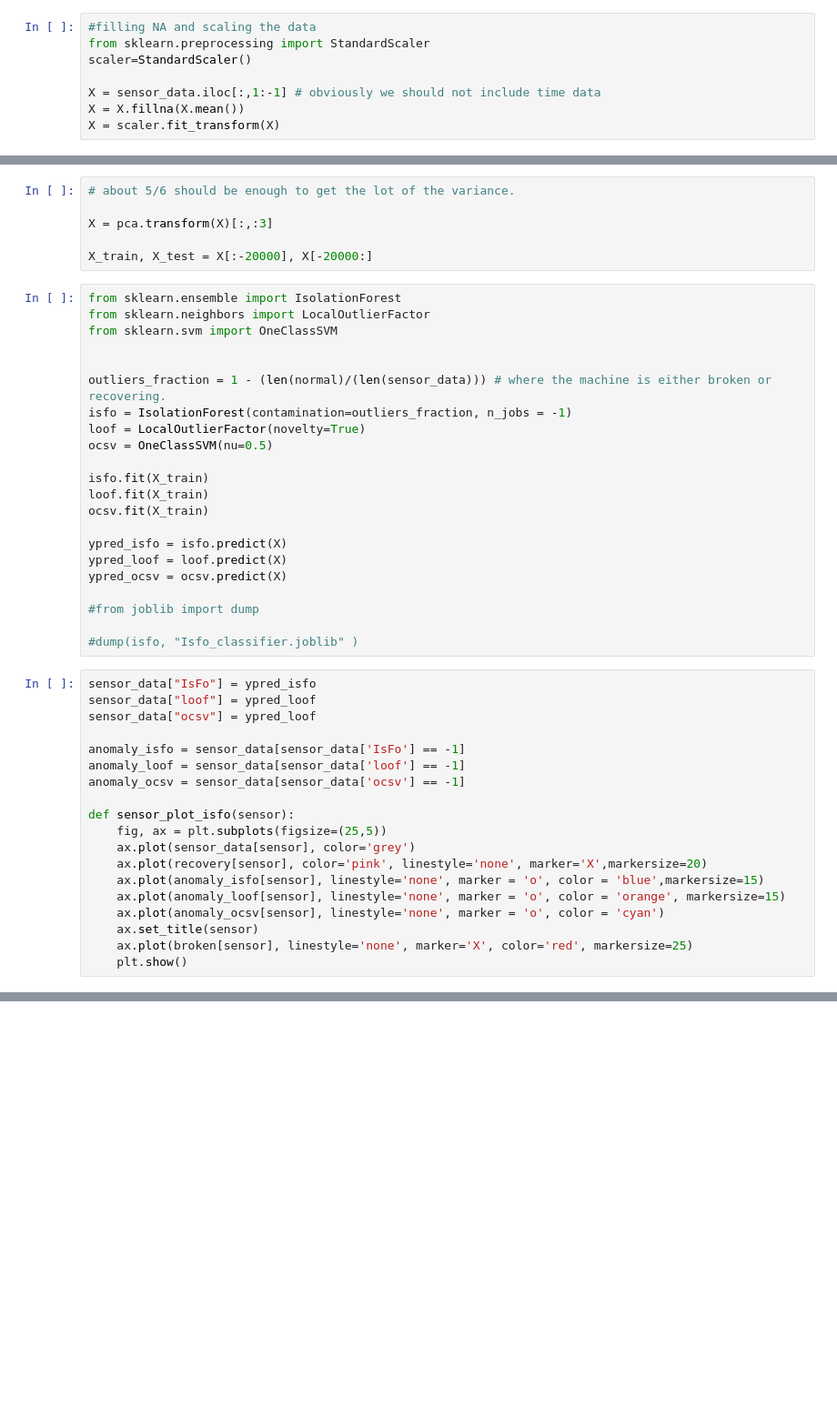
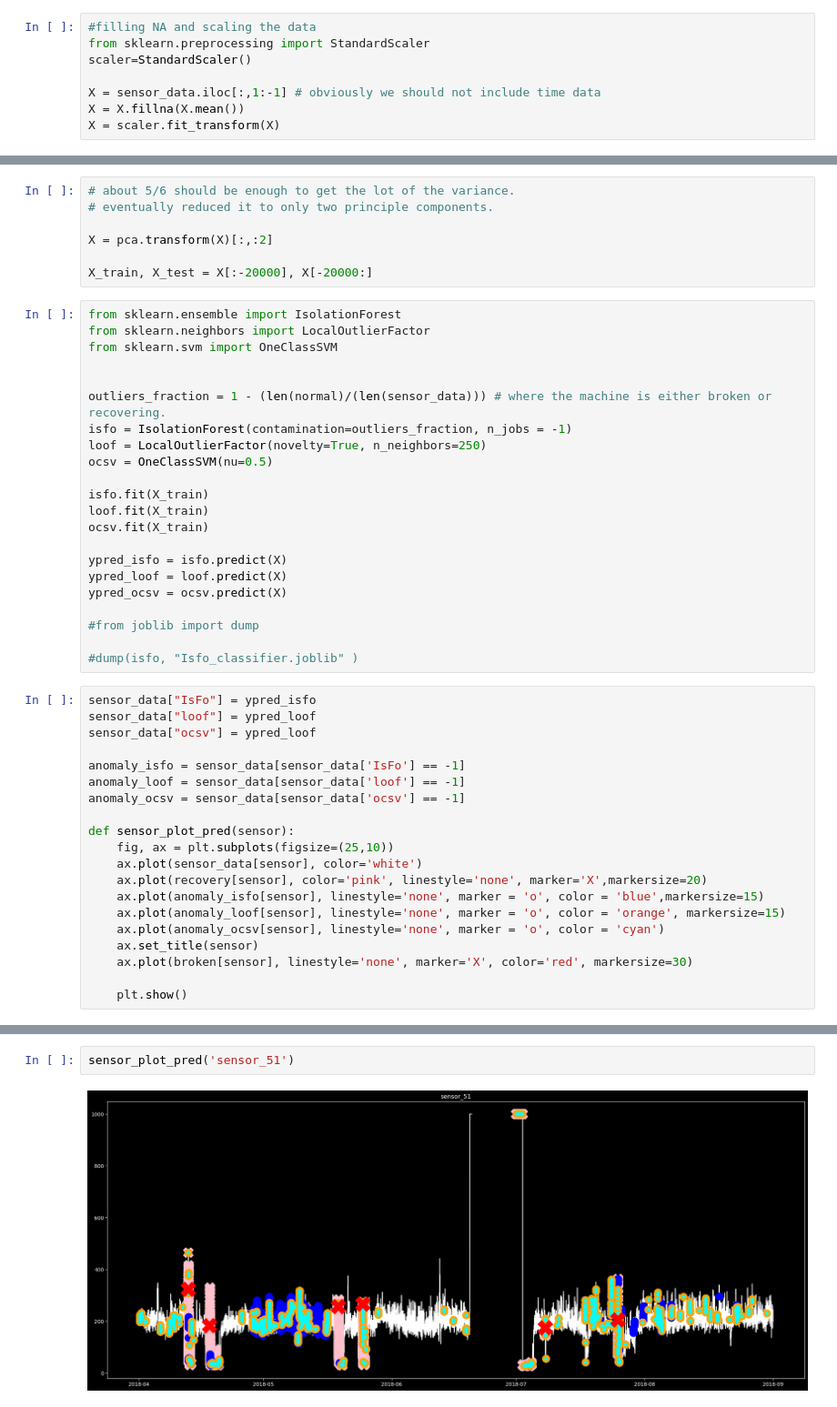
Before and after one commit to Tniemeijer/Data_science_3, a Jupyter notebook: unsupervised/portfolio_assignment_3.ipynb, the cells around one changed output, grey strips where cells are left out. Shown: that part at 91% size. Drawn from its saved outputs; the diff is of its cells as text; blank space fills up the shorter version.

```diff
--- a/unsupervised/portfolio_assignment_3.ipynb
+++ b/unsupervised/portfolio_assignment_3.ipynb
@@ -111,7 +112,8 @@ plt.show()
 # %%
 # about 5/6 should be enough to get the lot of the variance.
+# eventually reduced it to only two principle components.
 
-X = pca.transform(X)[:,:3]
+X = pca.transform(X)[:,:2]
 
 X_train, X_test = X[:-20000], X[-20000:]
 # %%
@@ -122,7 +124,7 @@ from sklearn.svm import OneClassSVM
 
 outliers_fraction = 1 - (len(normal)/(len(sensor_data))) # where the machine is either broken or recovering.
 isfo = IsolationForest(contamination=outliers_fraction, n_jobs = -1)
-loof = LocalOutlierFactor(novelty=True)
+loof = LocalOutlierFactor(novelty=True, n_neighbors=250)
 ocsv = OneClassSVM(nu=0.5)
 
 isfo.fit(X_train)
@@ -145,13 +147,14 @@ anomaly_isfo = sensor_data[sensor_data['IsFo'] == -1]
 anomaly_loof = sensor_data[sensor_data['loof'] == -1]
 anomaly_ocsv = sensor_data[sensor_data['ocsv'] == -1]
 
-def sensor_plot_isfo(sensor):
-    fig, ax = plt.subplots(figsize=(25,5))
-    ax.plot(sensor_data[sensor], color='grey')
+def sensor_plot_pred(sensor):
+    fig, ax = plt.subplots(figsize=(25,10))
+    ax.plot(sensor_data[sensor], color='white')
     ax.plot(recovery[sensor], color='pink', linestyle='none', marker='X',markersize=20)
     ax.plot(anomaly_isfo[sensor], linestyle='none', marker = 'o', color = 'blue',markersize=15)
     ax.plot(anomaly_loof[sensor], linestyle='none', marker = 'o', color = 'orange', markersize=15)
     ax.plot(anomaly_ocsv[sensor], linestyle='none', marker = 'o', color = 'cyan')
     ax.set_title(sensor)
-    ax.plot(broken[sensor], linestyle='none', marker='X', color='red', markersize=25)
+    ax.plot(broken[sensor], linestyle='none', marker='X', color='red', markersize=30)
+
     plt.show()
@@ -162 +161,5 @@ sensor_plot_isfo('sensor_17')
+# %%
+sensor_plot_pred('sensor_51')
+# %% [output]
+[figure, added]
 # %% [markdown]
```
Also changed, not shown: parts of 20 cells of this notebook, 2 other files.
